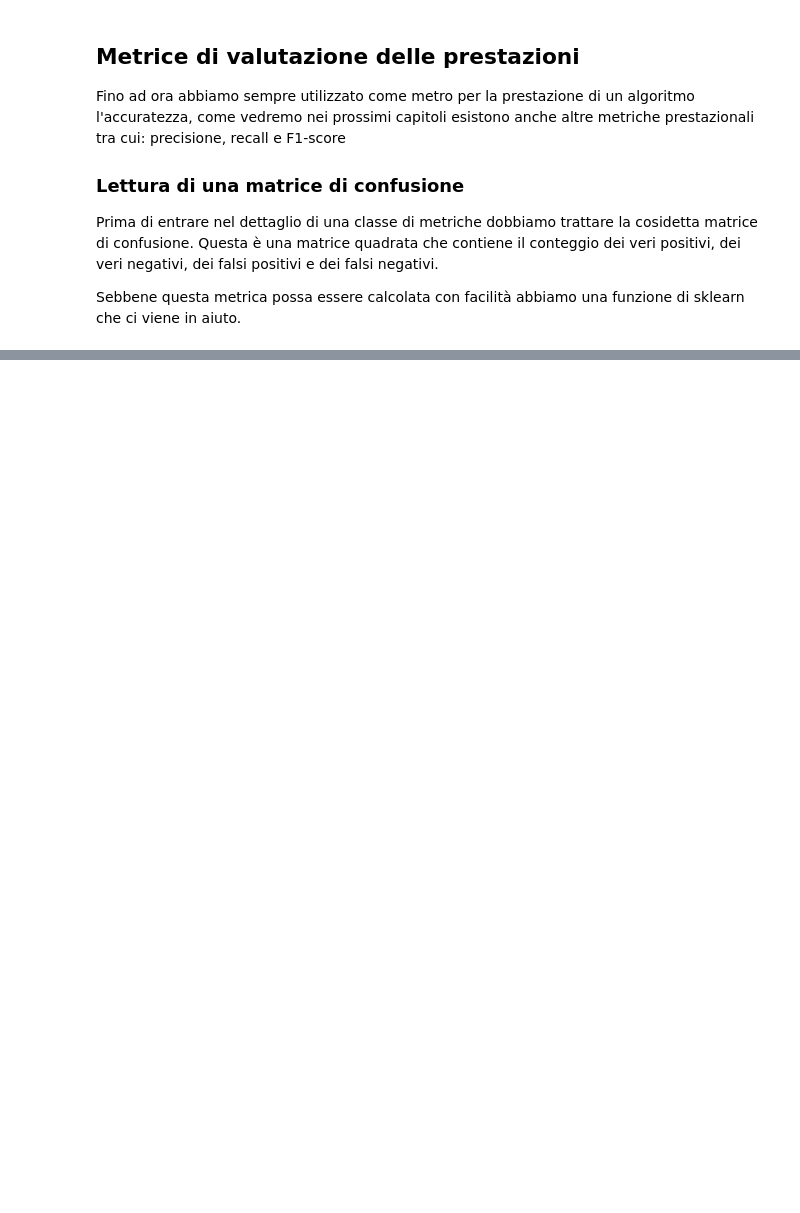
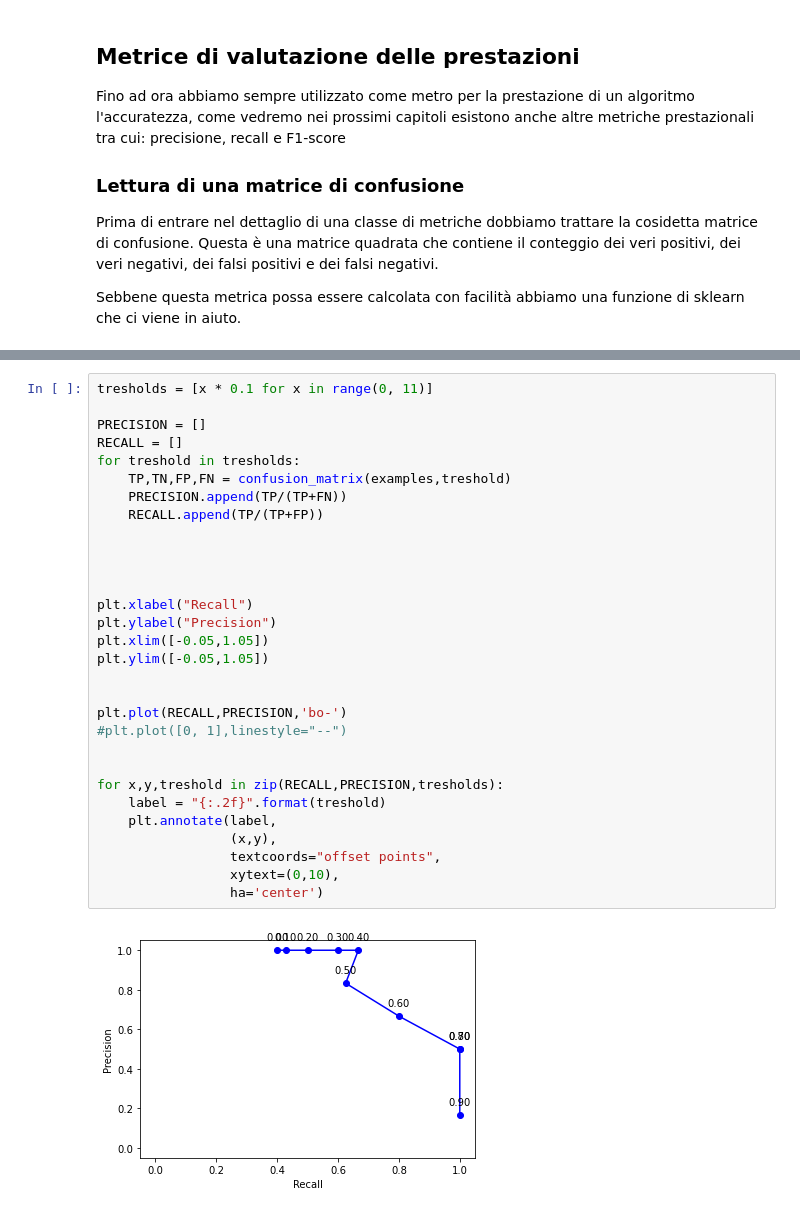
Before and after one commit to fdalforno/basic_course, a Jupyter notebook: 08 - Validazione modelli e ottimizzazione iperparametri.ipynb, the cells around one changed output, grey strips where cells are left out. Drawn from its saved outputs; the diff is of its cells as text; blank space fills up the shorter version.

```diff
--- a/08 - Validazione modelli e ottimizzazione iperparametri.ipynb
+++ b/08 - Validazione modelli e ottimizzazione iperparametri.ipynb
@@ -333,0 +587,32 @@ Text(0.5, 15.0, 'Predicted label')
+# %%
+tresholds = [x * 0.1 for x in range(0, 11)]
+
+PRECISION = []
+RECALL = []
+for treshold in tresholds:
+    TP,TN,FP,FN = confusion_matrix(examples,treshold)
+    PRECISION.append(TP/(TP+FN))
+    RECALL.append(TP/(TP+FP))
+
+
+
+
+plt.xlabel("Recall")
+plt.ylabel("Precision")
+plt.xlim([-0.05,1.05])
+plt.ylim([-0.05,1.05])
+
+
+plt.plot(RECALL,PRECISION,'bo-')
+#plt.plot([0, 1],linestyle="--")
+
+
+for x,y,treshold in zip(RECALL,PRECISION,tresholds):
+    label = "{:.2f}".format(treshold)
+    plt.annotate(label,
+                 (x,y),
+                 textcoords="offset points",
+                 xytext=(0,10),
+                 ha='center')
+# %% [output]
+[figure, added]
```
Also changed, not shown: parts of 32 cells of this notebook, 12 other files.
